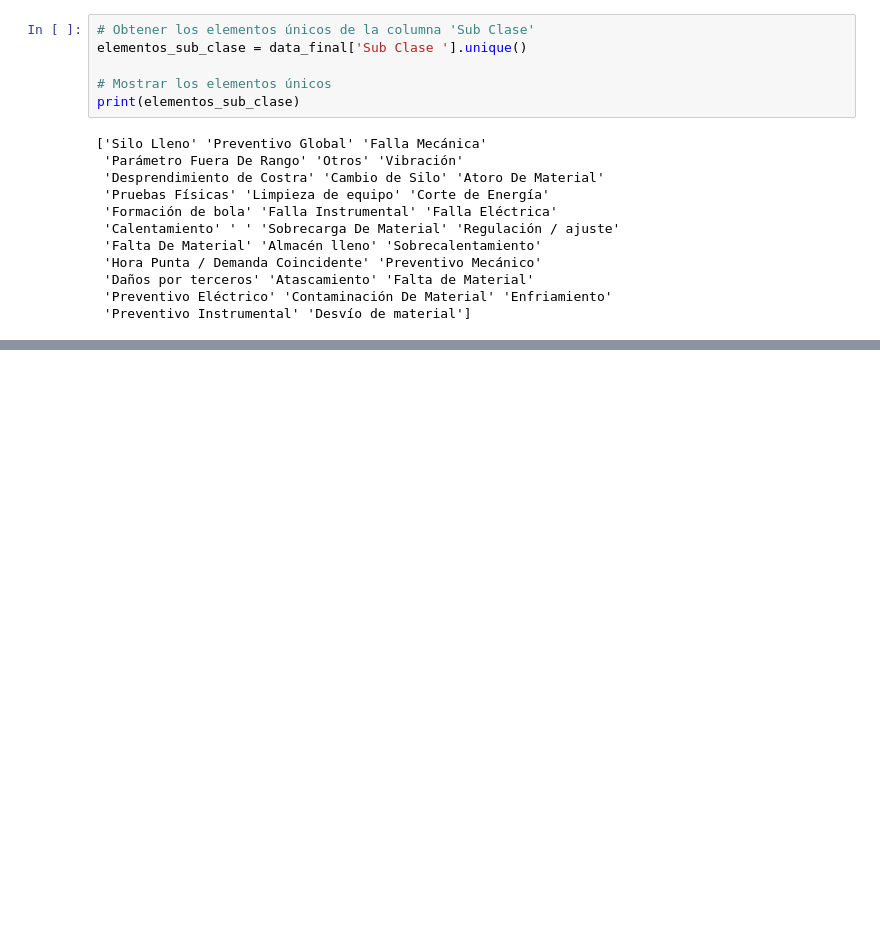
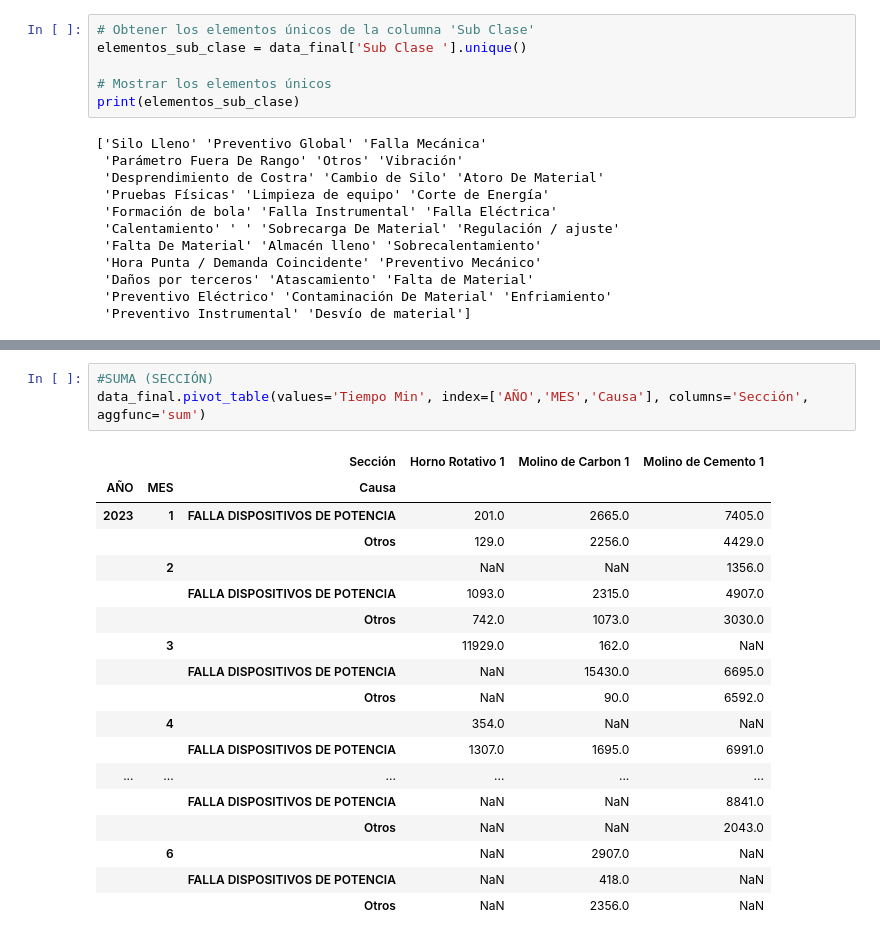
Before and after one commit to cup84/Programacion-Python, a Jupyter notebook: Código_Grupo_4__V_2_0_.ipynb, the cells around one changed output, grey strips where cells are left out. Saved outputs shown, nothing was run; the diff lists cells and outputs as text; blank space fills up the shorter version.

```diff
--- a/Código_Grupo_4__V_2_0_.ipynb
+++ b/Código_Grupo_4__V_2_0_.ipynb
@@ -963,0 +988,22 @@ print(elementos_sub_clase)
+# %%
+#SUMA (SECCIÓN)
+data_final.pivot_table(values='Tiempo Min', index=['AÑO','MES','Causa'], columns='Sección', aggfunc='sum')
+# %% [output]
+|  |  | Sección | Horno Rotativo 1 | Molino de Carbon 1 | Molino de Cemento 1 |
+| AÑO | MES | Causa |  |  |  |
+| 2023 | 1 | FALLA DISPOSITIVOS DE POTENCIA | 201.0 | 2665.0 | 7405.0 |
+|  |  | Otros | 129.0 | 2256.0 | 4429.0 |
+|  | 2 |  | NaN | NaN | 1356.0 |
+|  |  | FALLA DISPOSITIVOS DE POTENCIA | 1093.0 | 2315.0 | 4907.0 |
+|  |  | Otros | 742.0 | 1073.0 | 3030.0 |
+|  | 3 |  | 11929.0 | 162.0 | NaN |
+|  |  | FALLA DISPOSITIVOS DE POTENCIA | NaN | 15430.0 | 6695.0 |
+|  |  | Otros | NaN | 90.0 | 6592.0 |
+|  | 4 |  | 354.0 | NaN | NaN |
+|  |  | FALLA DISPOSITIVOS DE POTENCIA | 1307.0 | 1695.0 | 6991.0 |
+| ... | ... | ... | ... | ... | ... |
+|  |  | FALLA DISPOSITIVOS DE POTENCIA | NaN | NaN | 8841.0 |
+|  |  | Otros | NaN | NaN | 2043.0 |
+|  | 6 |  | NaN | 2907.0 | NaN |
+|  |  | FALLA DISPOSITIVOS DE POTENCIA | NaN | 418.0 | NaN |
+|  |  | Otros | NaN | 2356.0 | NaN |
```
Also changed, not shown: parts of 6 cells of this notebook.
